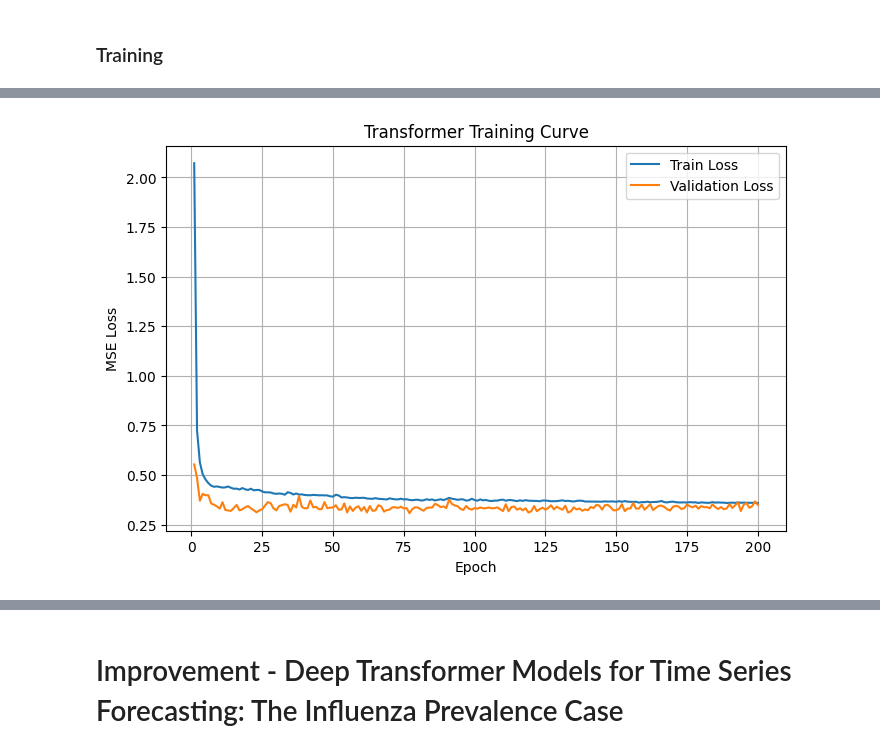
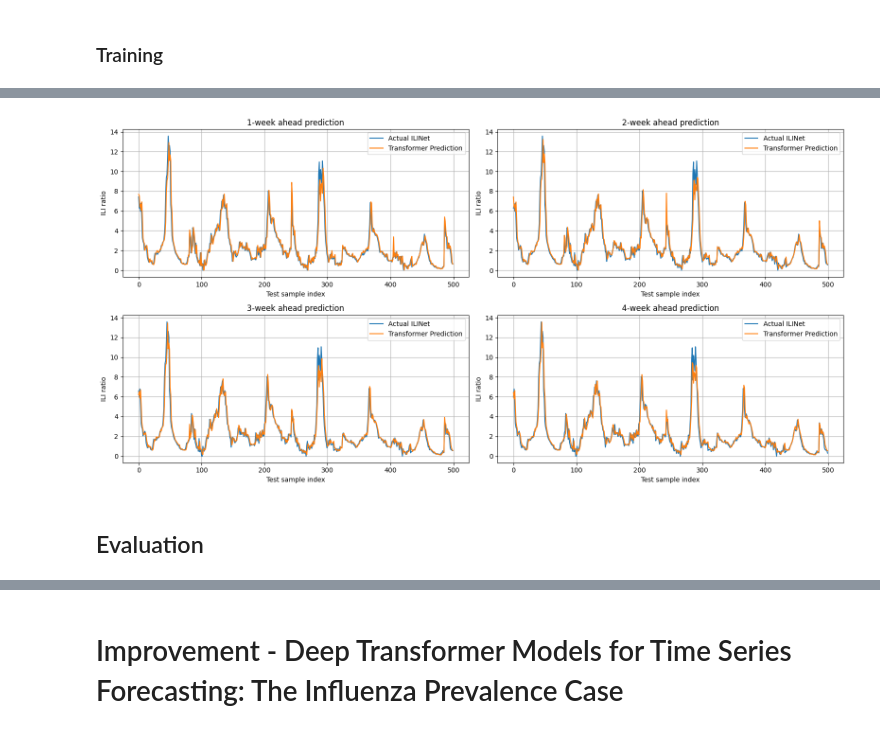
Before and after one commit to wangly7/epidemic-transformer-forecasting, a Jupyter notebook: transformer-influenza-predicting.ipynb, the cells around one changed output, grey strips where cells are left out. Saved outputs shown, nothing was run; the diff lists cells and outputs as text; code cells hidden in the pictures.

Commit message:
upload lateset model

```diff
--- a/transformer-influenza-predicting.ipynb
+++ b/transformer-influenza-predicting.ipynb
@@ -80,7 +838,8 @@ class DeepTransformer(nn.Module):
                  ff_dim: int = 256, encoder_layers: int = 4, decoder_layers: int = 4,
                  dropout: float = 0.2):
         super(DeepTransformer, self).__init__()
-        self.input_proj = nn.Linear(input_dim, d_model)
+        self.src_proj = nn.Linear(input_dim, d_model)
+        self.tgt_proj = nn.Linear(output_dim, d_model)
         self.position_encoder = PositionalEncoding(d_model)
 
         encoder_layer = nn.TransformerEncoderLayer(
@@ -136,12 +895,12 @@ class DeepTransformer(nn.Module):
         return: [B, tgt_len, output_dim]
              example: predict x11...x14
         """
-        src = self.input_proj(src)
+        src = self.src_proj(src)
         src = self.position_encoder(src)
 
         memory = self.encoder(src)  # self attention
 
-        tgt = self.input_proj(tgt)
+        tgt = self.tgt_proj(tgt)
         tgt = self.position_encoder(tgt)
 
         tgt_len = tgt.size(1)
@@ -301,9 +1045,9 @@ transformer_model = DeepTransformer()
 
 pipeline = PipeLine(model=transformer_model, train_loader=train_loader, val_loader=val_loader)
 
-best_model, train_losses, val_losses = pipeline.train_model(200)
+best_origin_model, train_losses, val_losses = pipeline.train_model(50)
 
-pipeline.evaluate_metrics(best_model, test_loader)
+rmse, corr = pipeline.evaluate_metrics(best_origin_model, test_loader)
 # %% [output]
 Device: cuda
 GPU: NVIDIA GeForce RTX 5070 Ti Laptop GPU
@@ -326,17 +1061,0 @@ Epoch 200/200 | Train Loss: 0.1221 | Val Loss: 0.1092
-# %%
-epochs = range(1, len(train_losses) + 1)
-
-plt.figure(figsize=(8, 5))
-
-plt.plot(epochs, train_losses, label="Train Loss")
-plt.plot(epochs, val_losses, label="Validation Loss")
-
-plt.xlabel("Epoch")
-plt.ylabel("MSE Loss")
-plt.title("Transformer Training Curve")
-plt.legend()
-plt.grid(True)
-
-plt.show()
-# %% [output]
-[figure, removed]
@@ -342,0 +1099,27 @@ plt.show()
+# %%
+y_true, y_pred = collect_predictions(best_origin_model, test_loader, pipeline.device)
+
+fig, axes = plt.subplots(2, 2, figsize=(16, 8))
+axes = axes.flatten()
+
+for h in range(4):
+    ax = axes[h]
+
+    actual = y_true[:500, h, 0]
+    pred = y_pred[:500, h, 0]
+
+    ax.plot(actual, label="Actual ILINet")
+    ax.plot(pred, label="Transformer Prediction")
+
+    ax.set_title(f"{h+1}-week ahead prediction")
+    ax.set_xlabel("Test sample index")
+    ax.set_ylabel("ILI ratio")
+    ax.grid(True)
+    ax.legend()
+
+plt.tight_layout()
+plt.show()
+# %% [output]
+[figure, added]
+# %% [markdown]
+## Evaluation
```
Also changed, not shown: parts of 45 cells of this notebook, 1 other file.
